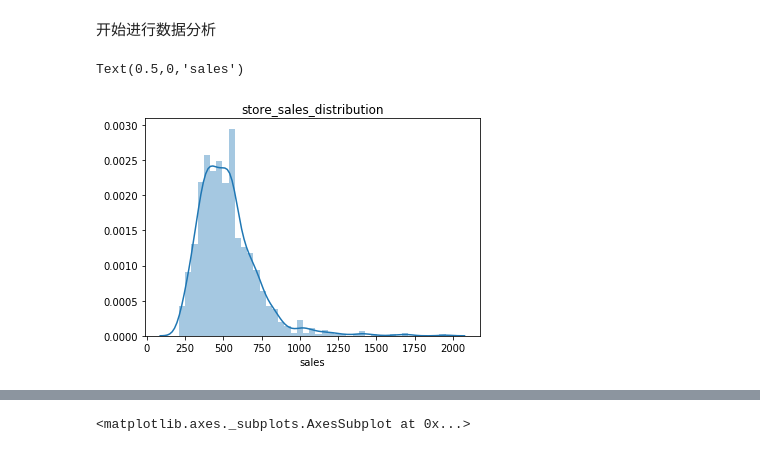
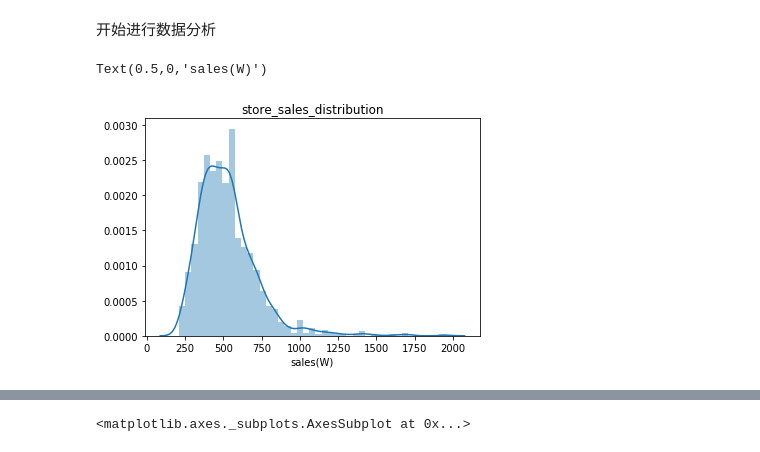
Before and after one commit to lirong1986/-rossmann-store-sales, a Jupyter notebook: rossmann-store-sales-final.ipynb, the cells around one changed output, grey strips where cells are left out. Cells and saved outputs as stored; diff of their text form; code cells hidden in the pictures.

```diff
--- a/rossmann-store-sales-final.ipynb
+++ b/rossmann-store-sales-final.ipynb
@@ -11,7 +11,7 @@ import seaborn as sns
 #这里1、使用format进行字符串的格式化操作
 #2、运用 python的with 方法方便的进行异常的处理，和对资源的清理，省了些 try catch finally的步骤
 def open_csv(csv_name):
-    with open(r'D:\ml\rossmann-store-sales\rossmann-store-sales\{}'.format(csv_name)) as f:
+    with open(r'D:\ml\rossmann-store-sales\{}'.format(csv_name)) as f:
         data = pd.read_csv(f)
     return data
 # %%
@@ -280,3 +280,5 @@ data_train.StateHoliday.unique()
 array(['0', 'a', 'b', 'c', 0], dtype=object)
 # %% [markdown]
 这个数据有点奇怪，有两个0 的数据 需要进行处理，合并，同时字母需要进行数值化
+# %%
+data_train.StateHoliday.replace(0,'0',inplace = True)
@@ -373,10 +389,10 @@ data_test_new.head()
 # %%
 #每家店sales总额的分布
 df1=data_train_new.groupby('Store')['Sales'].sum()/10000
 #df1.head()
 sns.distplot(df1)
 plt.title('store_sales_distribution')
-plt.xlabel('sales')
+plt.xlabel('sales(W)')
 # %% [output]
-Text(0.5,0,'sales')
+Text(0.5,0,'sales(W)')
-[figure, old version]
+[figure, new version]
```
Also changed, not shown: parts of 22 cells of this notebook, 1 other file.
